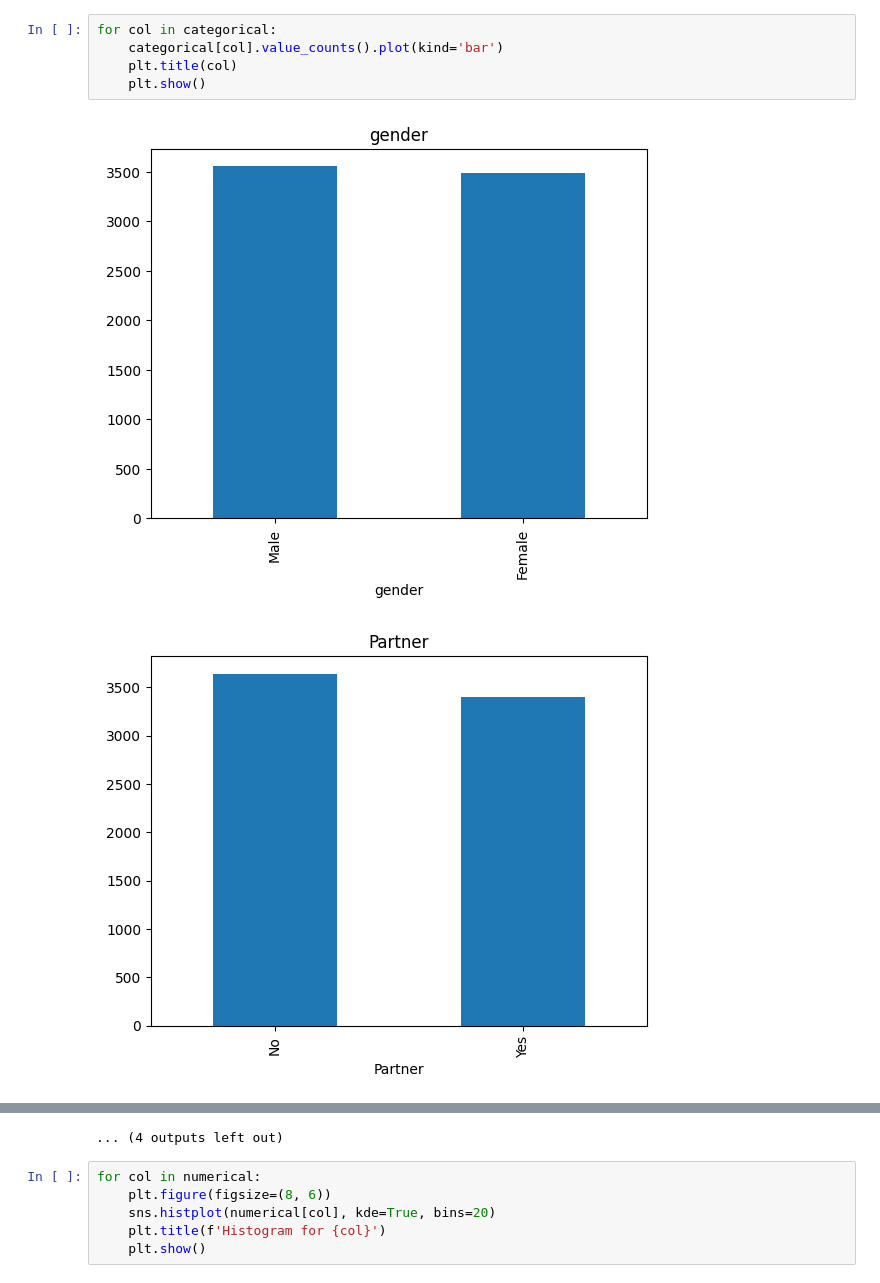
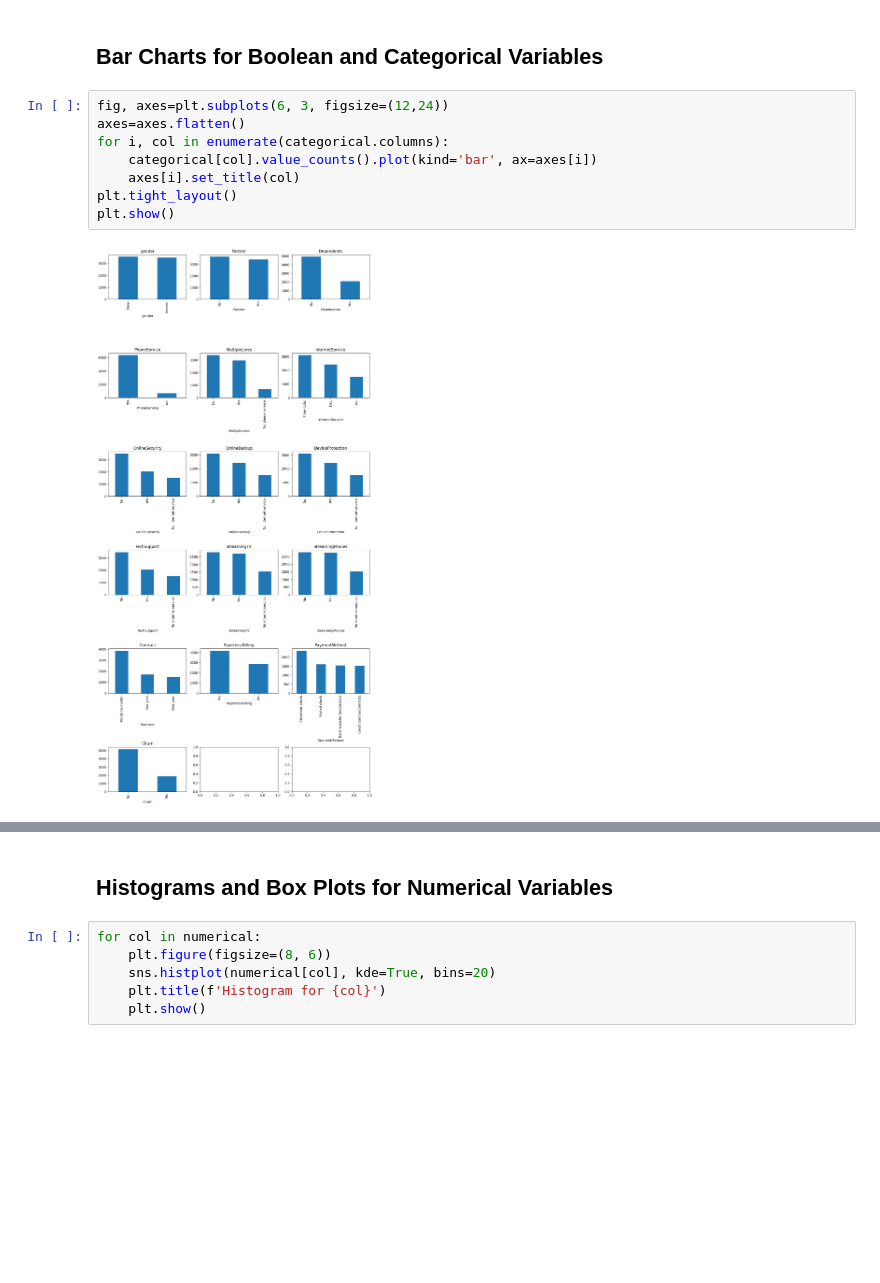
Before and after one commit to maddog19527/CS675_Project_-1, a Jupyter notebook: Univariate_EDA.ipynb, the cells around one changed output, grey strips where cells are left out. Drawn from its saved outputs; the diff is of its cells as text; blank space fills up the shorter version.

```diff
--- a/Univariate_EDA.ipynb
+++ b/Univariate_EDA.ipynb
@@ -33,8 +27,12 @@ memory usage: 880.5+ KB
+# %% [markdown]
+## Bar Charts for Boolean and Categorical Variables
 # %%
-for col in categorical:
-    categorical[col].value_counts().plot(kind='bar')
-    plt.title(col)
-    plt.show()
+fig, axes=plt.subplots(6, 3, figsize=(12,24))
+axes=axes.flatten()
+for i, col in enumerate(categorical.columns):
+    categorical[col].value_counts().plot(kind='bar', ax=axes[i])
+    axes[i].set_title(col)
+plt.tight_layout()
+plt.show()
 # %% [output]
-[figure, old version]
+[figure, new version]
-[figure, removed]
@@ -51,4 +39,5 @@ for col in categorical:
-... (4 outputs left out)
+# %% [markdown]
+## Histograms and Box Plots for Numerical Variables
 # %%
 for col in numerical:
     plt.figure(figsize=(8, 6))
```
Also changed, not shown: parts of 6 cells of this notebook, 5 other files.
